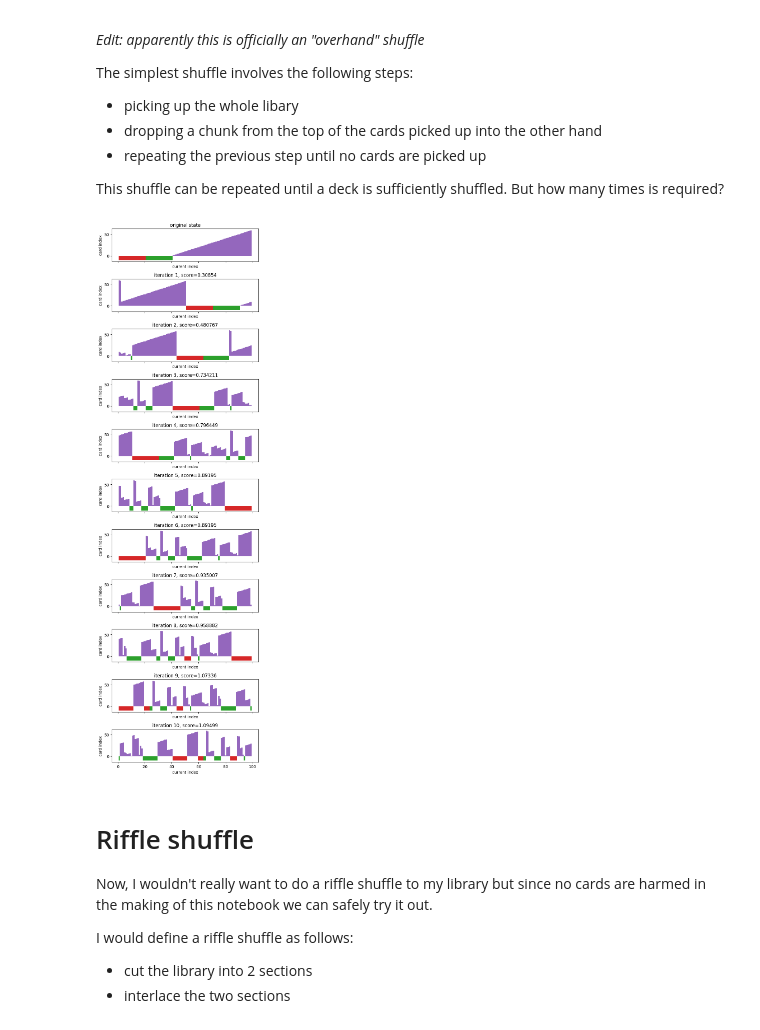
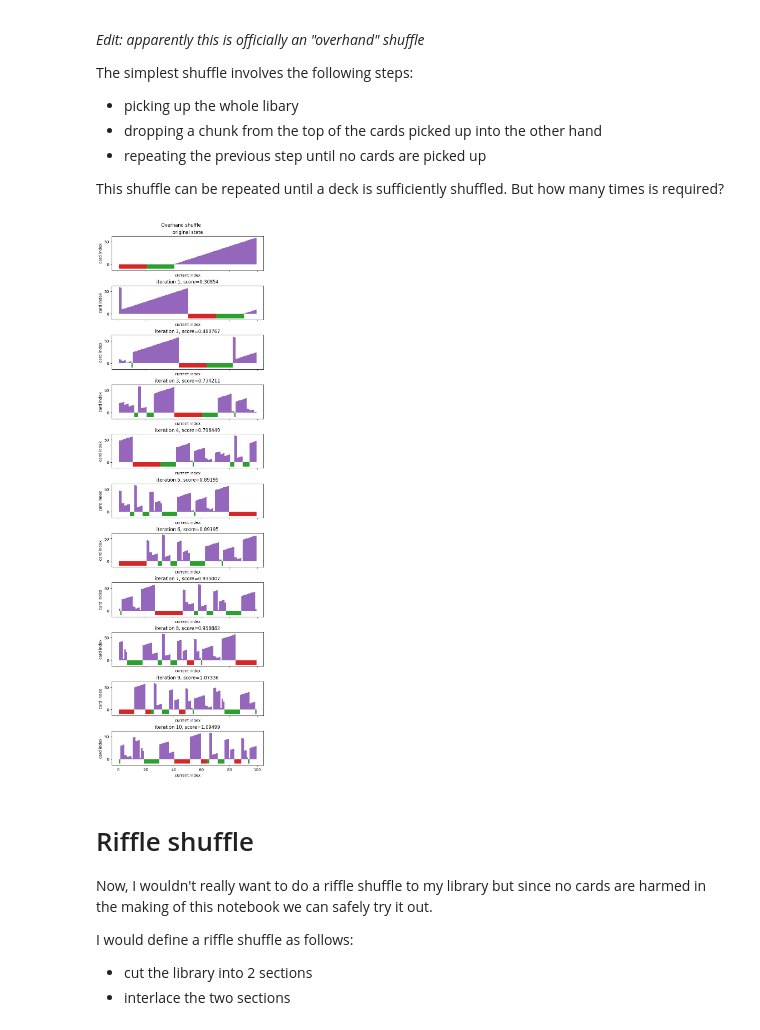
Before and after one commit to nouseforkeys/shuffle-visualisation, a Jupyter notebook: shuffle_visualisation.ipynb, the cells around one changed output. Cells and saved outputs as stored; diff of their text form; code cells hidden in the pictures.

Commit message:
added plot titles to shuffle type visualisations

```diff
--- a/shuffle_visualisation.ipynb
+++ b/shuffle_visualisation.ipynb
@@ -249,26 +249,29 @@ def basic_shuffle(library: list[int|str], seed: int = 0) -> list[int|str]:
 # %%
 # let's see what this shuffle looks like on an ordered deck
 def visualise_shuffle_iterations(
-    library: list[int|str], shuffle: callable, n_iterations: int
-) -> None:
-    fig, _ = plt.subplots(nrows=n_iterations + 1, sharex=True)
+    library: list[int|str], shuffle: callable, n_iterations: int,
+    title: str = None
+) -> tuple[plt.Figure, plt.Axes]:
+    fig, _ = plt.subplots(nrows=n_iterations + 1, sharex=True, constrained_layout=True)
     ax = fig.axes[0]
     visualise(library, ax=ax, title='original state')
 
     shuffled = library
     for ax, iteration in tqdm(
         zip(fig.axes[1:], range(n_iterations)),
         desc='iterating shuffle'
     ):
         shuffled = shuffle(shuffled, seed=iteration)
         score = proximity(ordered_deck, shuffled, boundary=10)
         visualise(shuffled, ax=ax, title=f'iteration {iteration + 1}, {score=:.6g}')
+    if title is not None:
+        fig.suptitle(title)
     fig.set_size_inches(6, 20)
-    fig.tight_layout()
 
-visualise_shuffle_iterations(ordered_deck, basic_shuffle, 10)
+visualise_shuffle_iterations(
+    ordered_deck, basic_shuffle, 10, 'Overhand shuffle')
 # %% [output]
-[figure, old version]
+[figure, new version]
 # %%
 # let's make some gifs
 def create_gif(image_paths: list, gif_name: Path, duration: int) -> None:
```
Also changed, not shown: parts of 3 cells of this notebook.
